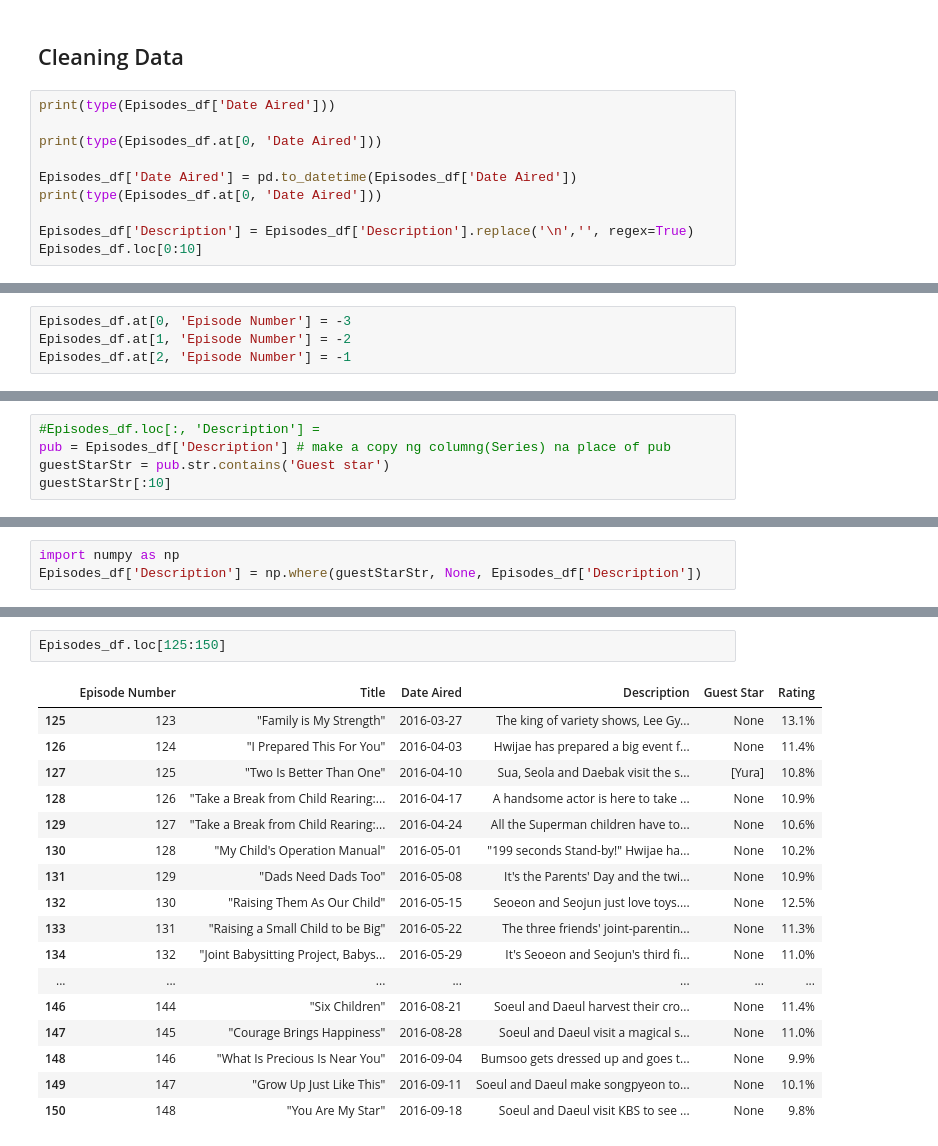
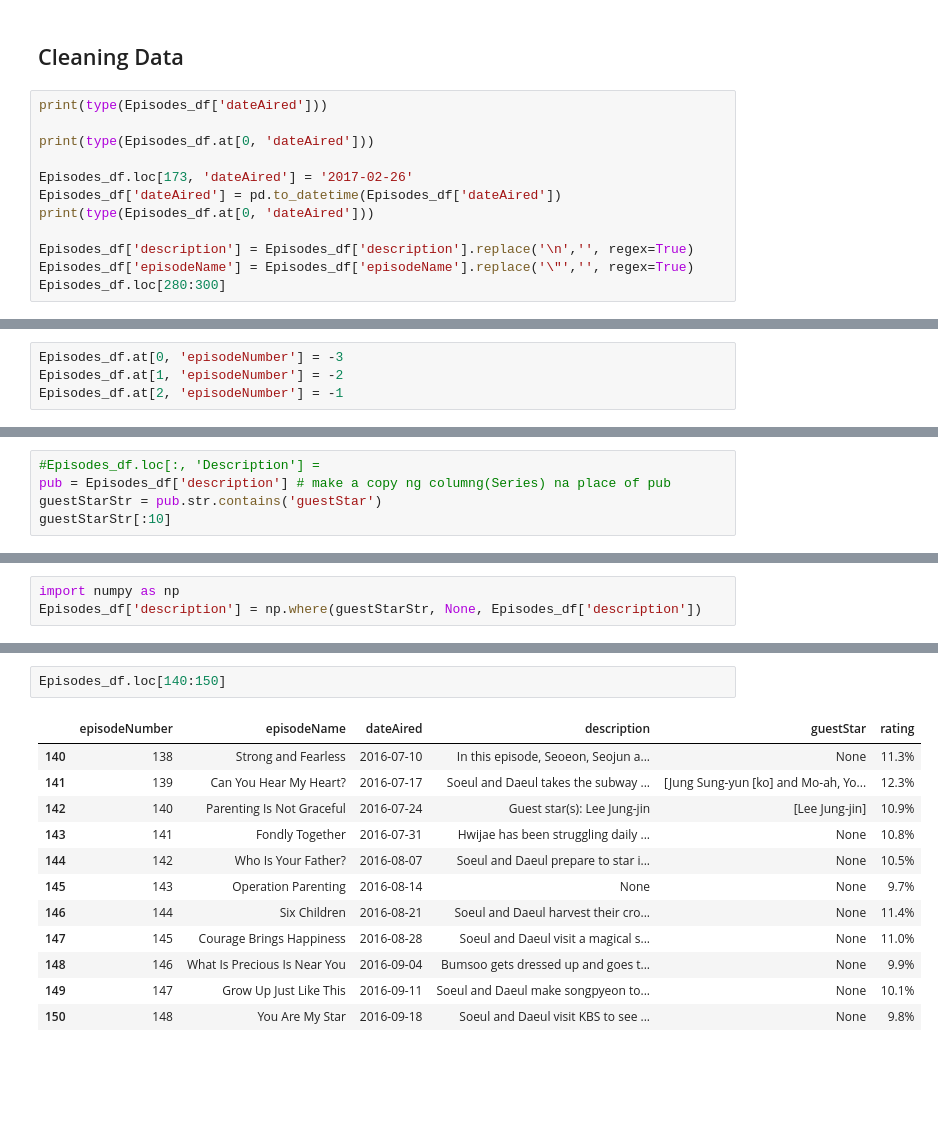
Before and after one commit to richdayandnight/the-return-of-superman, a Jupyter notebook: Scraping The Return of Superman Data.ipynb, the cells around one changed output, grey strips where cells are left out. Cells and saved outputs as stored; diff of their text form; blank space fills up the shorter version.

```diff
--- a/Scraping The Return of Superman Data.ipynb
+++ b/Scraping The Return of Superman Data.ipynb
@@ -246,15 +291,17 @@ Episodes_df.head(10)
 # %% [markdown]
 ## Cleaning Data
 # %%
-print(type(Episodes_df['Date Aired']))
+print(type(Episodes_df['dateAired']))
 
-print(type(Episodes_df.at[0, 'Date Aired']))
+print(type(Episodes_df.at[0, 'dateAired']))
 
-Episodes_df['Date Aired'] = pd.to_datetime(Episodes_df['Date Aired'])
-print(type(Episodes_df.at[0, 'Date Aired']))
+Episodes_df.loc[173, 'dateAired'] = '2017-02-26'
+Episodes_df['dateAired'] = pd.to_datetime(Episodes_df['dateAired'])
+print(type(Episodes_df.at[0, 'dateAired']))
 
-Episodes_df['Description'] = Episodes_df['Description'].replace('\n','', regex=True)
-Episodes_df.loc[0:10]
+Episodes_df['description'] = Episodes_df['description'].replace('\n','', regex=True)
+Episodes_df['episodeName'] = Episodes_df['episodeName'].replace('\"','', regex=True)
+Episodes_df.loc[280:300]
 # %% [output]
 <class 'pandas.core.series.Series'>
 <class 'str'>
@@ -274,7 +326,7 @@ Episodes_df.loc[0:10]
 # %%
-Episodes_df.at[0, 'Episode Number'] = -3
-Episodes_df.at[1, 'Episode Number'] = -2
-Episodes_df.at[2, 'Episode Number'] = -1
+Episodes_df.at[0, 'episodeNumber'] = -3
+Episodes_df.at[1, 'episodeNumber'] = -2
+Episodes_df.at[2, 'episodeNumber'] = -1
 # %%
 Episodes_df.loc[0:20]
 # %% [output]
@@ -324,7 +376,7 @@ Episodes_df.loc[280:300]
 # %%
 #Episodes_df.loc[:, 'Description'] =
-pub = Episodes_df['Description'] # make a copy ng columng(Series) na place of pub
-guestStarStr = pub.str.contains('Guest star')
+pub = Episodes_df['description'] # make a copy ng columng(Series) na place of pub
+guestStarStr = pub.str.contains('guestStar')
 guestStarStr[:10]
 # %% [output]
 0    False
@@ -341,3 +393,3 @@ Name: Description, dtype: object
 # %%
 import numpy as np
-Episodes_df['Description'] = np.where(guestStarStr, None, Episodes_df['Description'])
+Episodes_df['description'] = np.where(guestStarStr, None, Episodes_df['description'])
@@ -344,23 +411,18 @@ Episodes_df['Description'] = np.where(guestStarStr, None, Episodes_df['Descripti
 # %%
-Episodes_df.loc[125:150]
+Episodes_df.loc[140:150]
 # %% [output]
-|  | Episode Number | Title | Date Aired | Description | Guest Star | Rating |
-| 125 | 123 | "Family is My Strength" | 2016-03-27 | The king of variety shows, Lee Gy... | None | 13.1% |
-| 126 | 124 | "I Prepared This For You" | 2016-04-03 | Hwijae has prepared a big event f... | None | 11.4% |
-| 127 | 125 | "Two Is Better Than One" | 2016-04-10 | Sua, Seola and Daebak visit the s... | [Yura] | 10.8% |
-| 128 | 126 | "Take a Break from Child Rearing:... | 2016-04-17 | A handsome actor is here to take ... | None | 10.9% |
-| 129 | 127 | "Take a Break from Child Rearing:... | 2016-04-24 | All the Superman children have to... | None | 10.6% |
-| 130 | 128 | "My Child's Operation Manual" | 2016-05-01 | "199 seconds Stand-by!" Hwijae ha... | None | 10.2% |
-| 131 | 129 | "Dads Need Dads Too" | 2016-05-08 | It's the Parents' Day and the twi... | None | 10.9% |
-| 132 | 130 | "Raising Them As Our Child" | 2016-05-15 | Seoeon and Seojun just love toys.... | None | 12.5% |
-| 133 | 131 | "Raising a Small Child to be Big" | 2016-05-22 | The three friends' joint-parentin... | None | 11.3% |
-| 134 | 132 | "Joint Babysitting Project, Babys... | 2016-05-29 | It's Seoeon and Seojun's third fi... | None | 11.0% |
-| ... | ... | ... | ... | ... | ... | ... |
-| 146 | 144 | "Six Children" | 2016-08-21 | Soeul and Daeul harvest their cro... | None | 11.4% |
-| 147 | 145 | "Courage Brings Happiness" | 2016-08-28 | Soeul and Daeul visit a magical s... | None | 11.0% |
-| 148 | 146 | "What Is Precious Is Near You" | 2016-09-04 | Bumsoo gets dressed up and goes t... | None | 9.9% |
-| 149 | 147 | "Grow Up Just Like This" | 2016-09-11 | Soeul and Daeul make songpyeon to... | None | 10.1% |
-| 150 | 148 | "You Are My Star" | 2016-09-18 | Soeul and Daeul visit KBS to see ... | None | 9.8% |
+|  | episodeNumber | episodeName | dateAired | description | guestStar | rating |
+| 140 | 138 | Strong and Fearless | 2016-07-10 | In this episode, Seoeon, Seojun a... | None | 11.3% |
+| 141 | 139 | Can You Hear My Heart? | 2016-07-17 | Soeul and Daeul takes the subway ... | [Jung Sung-yun [ko] and Mo-ah, Yo... | 12.3% |
+| 142 | 140 | Parenting Is Not Graceful | 2016-07-24 | Guest star(s): Lee Jung-jin | [Lee Jung-jin] | 10.9% |
+| 143 | 141 | Fondly Together | 2016-07-31 | Hwijae has been struggling daily ... | None | 10.8% |
+| 144 | 142 | Who Is Your Father? | 2016-08-07 | Soeul and Daeul prepare to star i... | None | 10.5% |
+| 145 | 143 | Operation Parenting | 2016-08-14 | None | None | 9.7% |
+| 146 | 144 | Six Children | 2016-08-21 | Soeul and Daeul harvest their cro... | None | 11.4% |
+| 147 | 145 | Courage Brings Happiness | 2016-08-28 | Soeul and Daeul visit a magical s... | None | 11.0% |
+| 148 | 146 | What Is Precious Is Near You | 2016-09-04 | Bumsoo gets dressed up and goes t... | None | 9.9% |
+| 149 | 147 | Grow Up Just Like This | 2016-09-11 | Soeul and Daeul make songpyeon to... | None | 10.1% |
+| 150 | 148 | You Are My Star | 2016-09-18 | Soeul and Daeul visit KBS to see ... | None | 9.8% |
 # %%
 Episodes_df.shape
 # %% [output]
```
Also changed, not shown: parts of 54 cells of this notebook.
